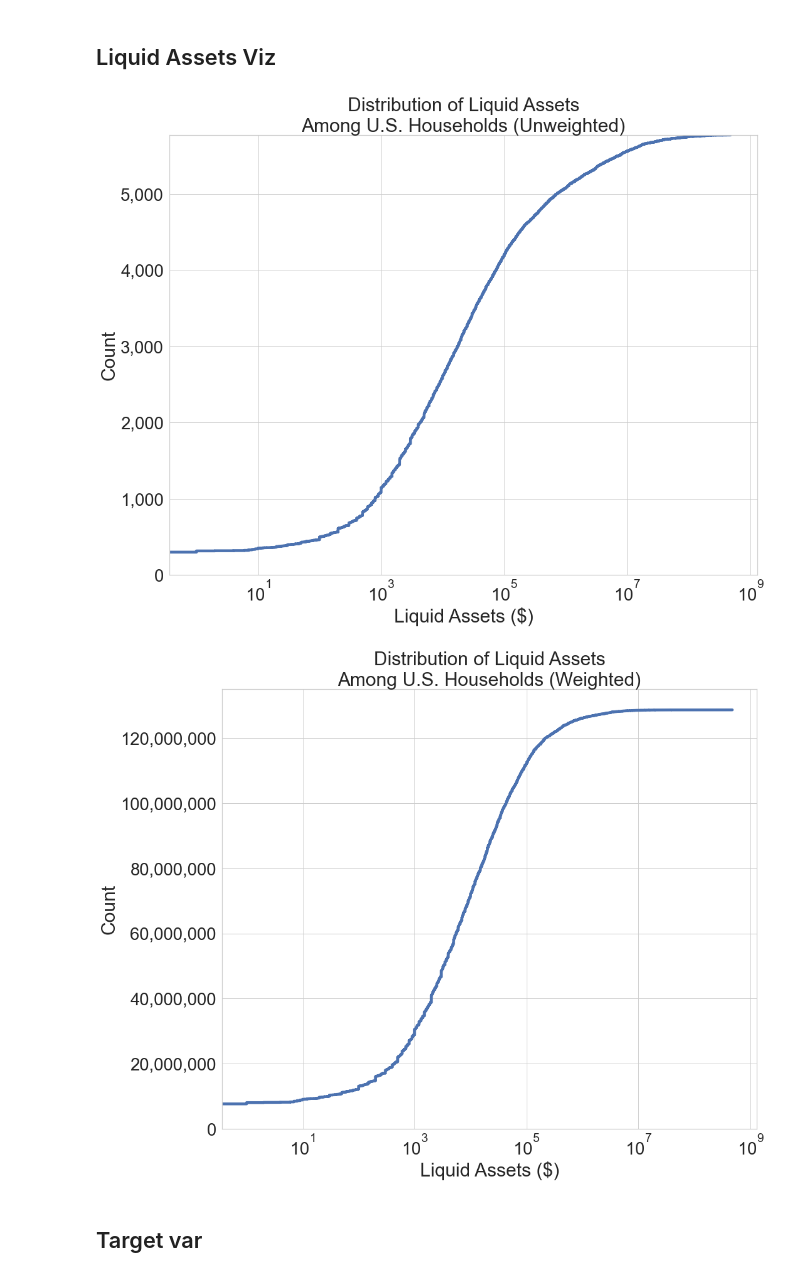
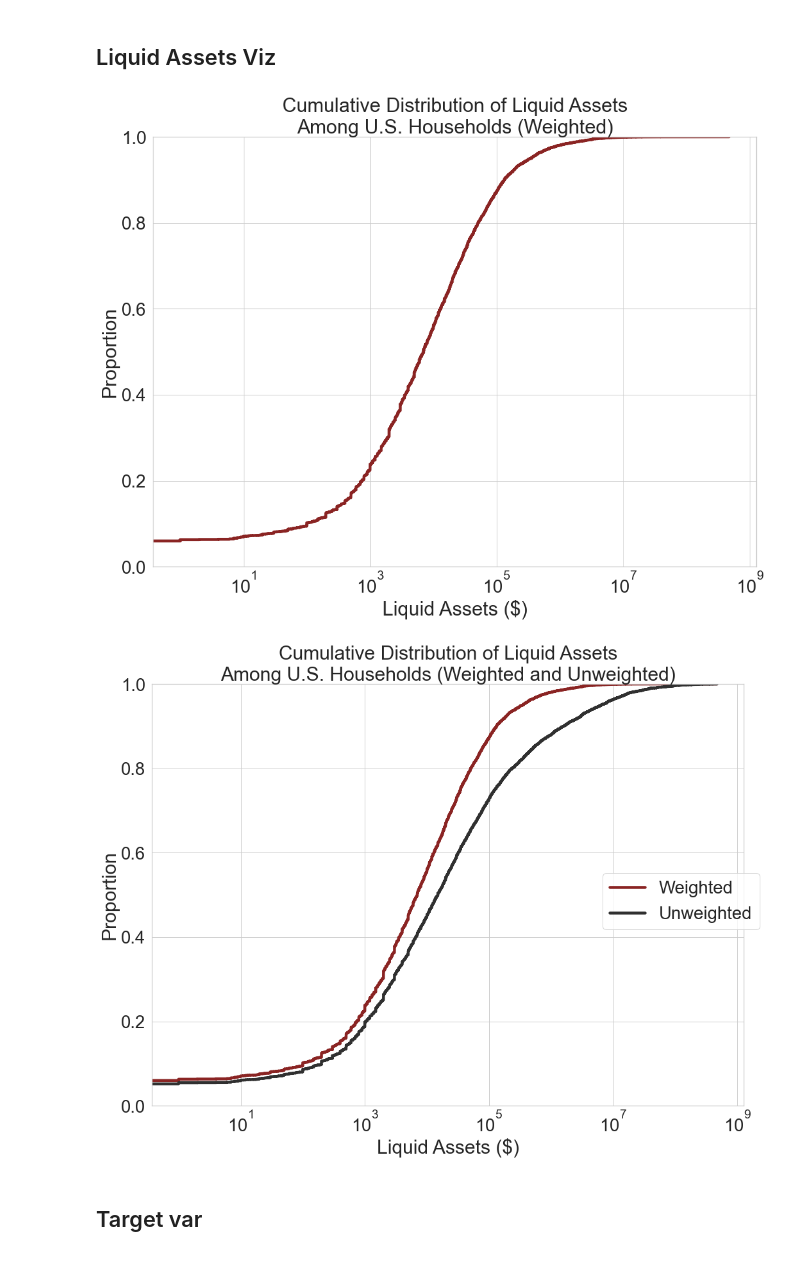
Before and after one commit to danvalen1/SCF-Analysis, a Jupyter notebook: notebooks/EDA.ipynb, the cells around one changed output. Drawn from its saved outputs; the diff is of its cells as text; code cells hidden in the pictures.

```diff
--- a/notebooks/EDA.ipynb
+++ b/notebooks/EDA.ipynb
@@ -71,13 +71,13 @@ Name: lqd_assets, dtype: float64
 # %% [markdown]
 ## Liquid Assets Viz
 # %%
-Viz.lqdassetsViz(df, figtargetdir)
+Viz.lqdassetsViz(df, figtargetdir, stat="proportion", weighted=True)
 # %% [output]
-[figure, old version]
+[figure, new version]
 # %%
-Viz.lqdassetsViz(df, figtargetdir, weighted=True)
+Viz.lqdassetsViz(df, figtargetdir, stat = "proportion", weighted=True, both=True)
 # %% [output]
-[figure, old version]
+[figure, new version]
 # %% [markdown]
 ## Target var
 # %% [markdown]
```
Also changed, not shown: parts of 31 cells of this notebook, 8 other files.
